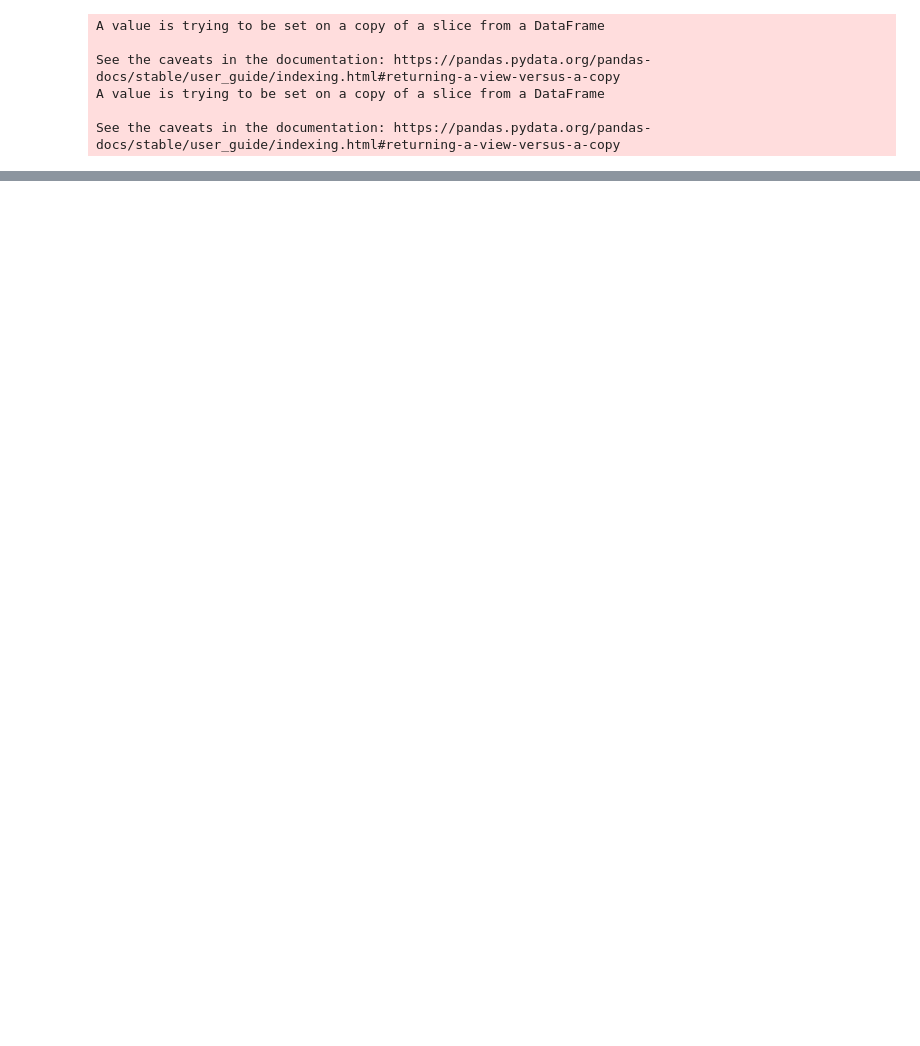
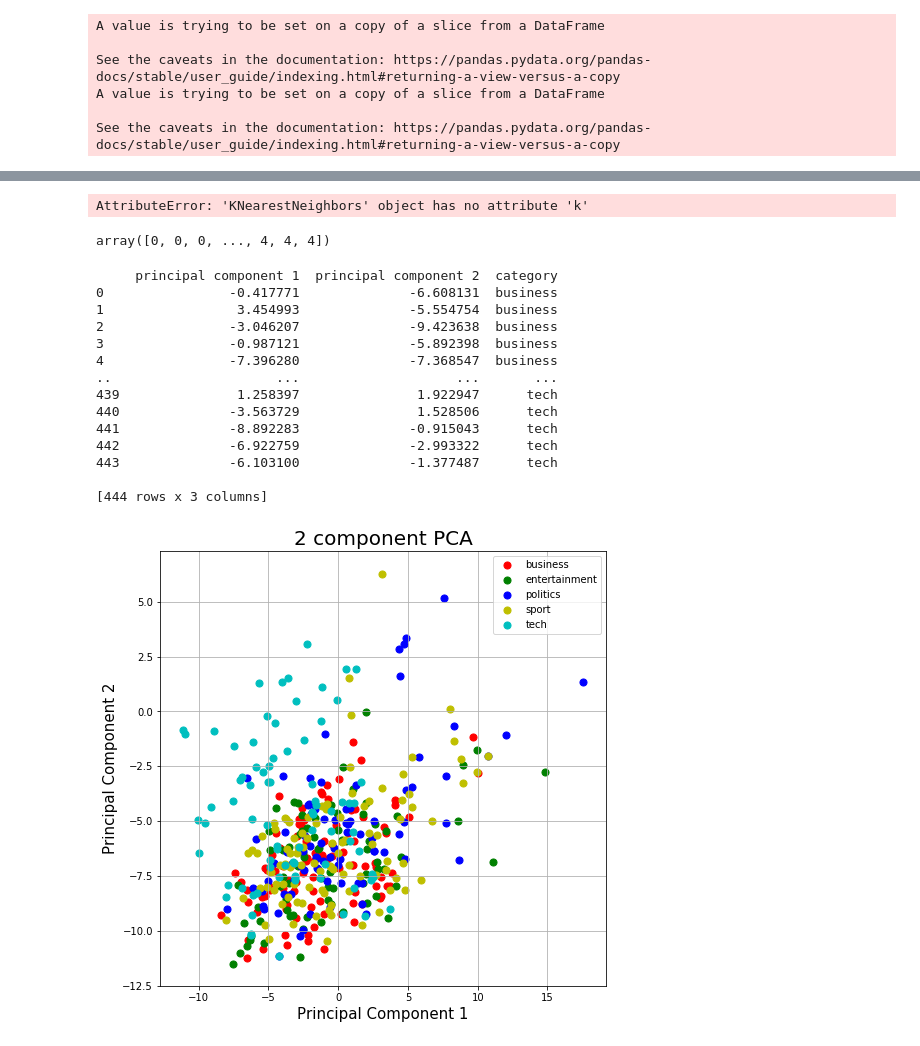
Before and after one commit to GiannisTzierakis/dataMining, a Jupyter notebook: Prj2.ipynb, the cells around one changed output, grey strips where cells are left out. Drawn from its saved outputs; the diff is of its cells as text; code cells hidden in the pictures; blank space fills up the shorter version.

```diff
--- a/Prj2.ipynb
+++ b/Prj2.ipynb
@@ -240,6 +259,6 @@ print(scores)
 # %%
 #creating TF-IDF vectorizer and tf-idf train and test x's
 TF_IDF_vectorizer = TfidfVectorizer(ngram_range = (1, 2),stop_words=STOPWORDS)
-TF_IDF_Train_X = TF_IDF_vectorizer.fit_transform(txt1).toarray()
-TF_IDF_Test_X = TF_IDF_vectorizer.transform(txt2).toarray()
+TF_IDF_Train_X = TF_IDF_vectorizer.fit_transform(txt1)
+TF_IDF_Test_X = TF_IDF_vectorizer.transform(txt2)
 # %%
@@ -369,0 +466,9 @@ TypeError: Cannot clone object '<__main__.KNearestNeighbors object at 0x...>' (t
+# %%
+from sklearn.utils.estimator_checks import check_estimator
+# check_estimator(KNearestNeighbors())
+
+knn=KNearestNeighbors()
+knn.fit(BOW_Train_X,Train_Y)
+knn.predict(BOW_Test_X)
+# %% [output]
+AttributeError: 'KNearestNeighbors' object has no attribute 'k'
@@ -369,0 +477,8 @@ TypeError: Cannot clone object '<__main__.KNearestNeighbors object at 0x...>' (t
+# %%
+from sklearn.cluster import SpectralClustering
+
+cosine_array=cosine_similarity(TF_IDF_Train_X)
+
+SpectralClustering(n_clusters=5,affinity='precomputed').fit_predict(cosine_array)
+# %% [output]
+array([0, 0, 0, ..., 4, 4, 4])
@@ -369,0 +487,53 @@ TypeError: Cannot clone object '<__main__.KNearestNeighbors object at 0x...>' (t
+# %%
+from sklearn.preprocessing import StandardScaler
+
+from sklearn.decomposition import PCA
+
+x = cosine_array
+y = Test_Y
+
+x = StandardScaler().fit_transform(x)
+
+pca = PCA(n_components=2)
+principalComponents = pca.fit_transform(x)
+principalDf = pd.DataFrame(data = principalComponents, columns = ['principal component 1', 'principal component 2'])
+
+
+principalDf.reset_index(drop=True, inplace=True)
+test_df.reset_index(drop=True, inplace=True)
+
+finalDf = pd.concat([principalDf, test_df[['category']]], axis = 1)
+finalDf=finalDf.dropna()
+print(finalDf)
+
+fig = plt.figure(figsize = (8,8))
+ax = fig.add_subplot(1,1,1)
+ax.set_xlabel('Principal Component 1', fontsize = 15)
+ax.set_ylabel('Principal Component 2', fontsize = 15)
+ax.set_title('2 component PCA', fontsize = 20)
+targets = ['business', 'entertainment', 'politics','sport','tech']
+colors = ['r', 'g', 'b','y','c']
+for target, color in zip(targets,colors):
+    indicesToKeep = finalDf['category'] == target
+    ax.scatter(finalDf.loc[indicesToKeep, 'principal component 1'],
+            finalDf.loc[indicesToKeep, 'principal component 2'],
+            c = color,
+            s = 50)
+ax.legend(targets)
+ax.grid()
+# %% [output]
+     principal component 1  principal component 2  category
+0                -0.417771              -6.608131  business
+1                 3.454993              -5.554754  business
+2                -3.046207              -9.423638  business
+3                -0.987121              -5.892398  business
+4                -7.396280              -7.368547  business
+..                     ...                    ...       ...
+439               1.258397               1.922947      tech
+440              -3.563729               1.528506      tech
+441              -8.892283              -0.915043      tech
+442              -6.922759              -2.993322      tech
+443              -6.103100              -1.377487      tech
+
+[444 rows x 3 columns]
+[figure, added]
```
Also changed, not shown: parts of 45 cells of this notebook.
